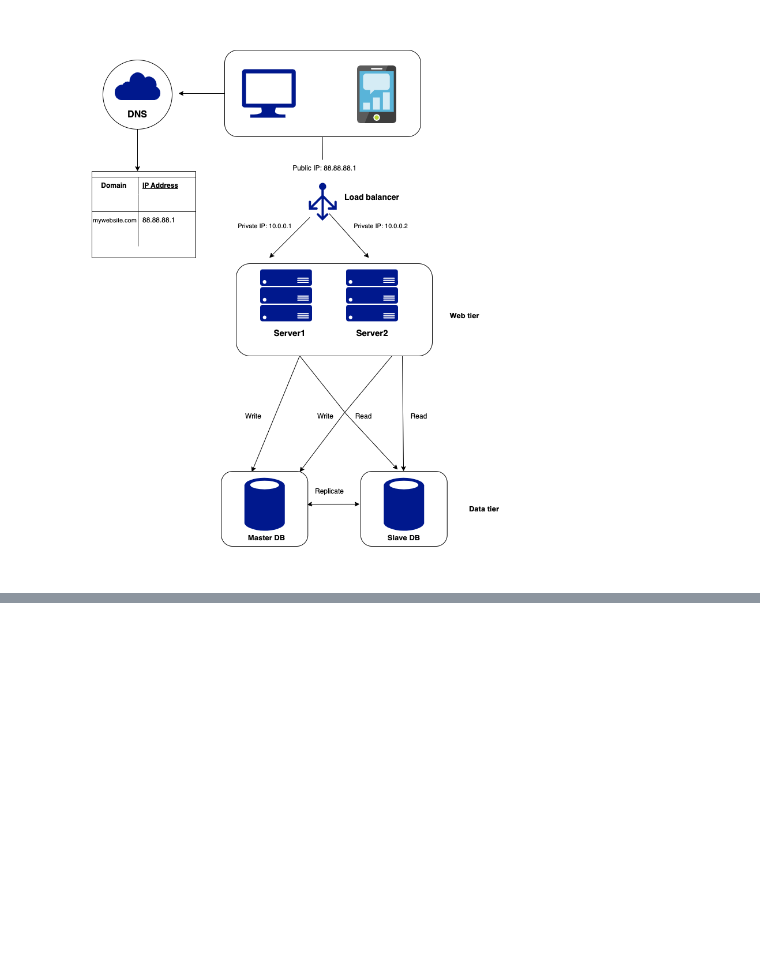
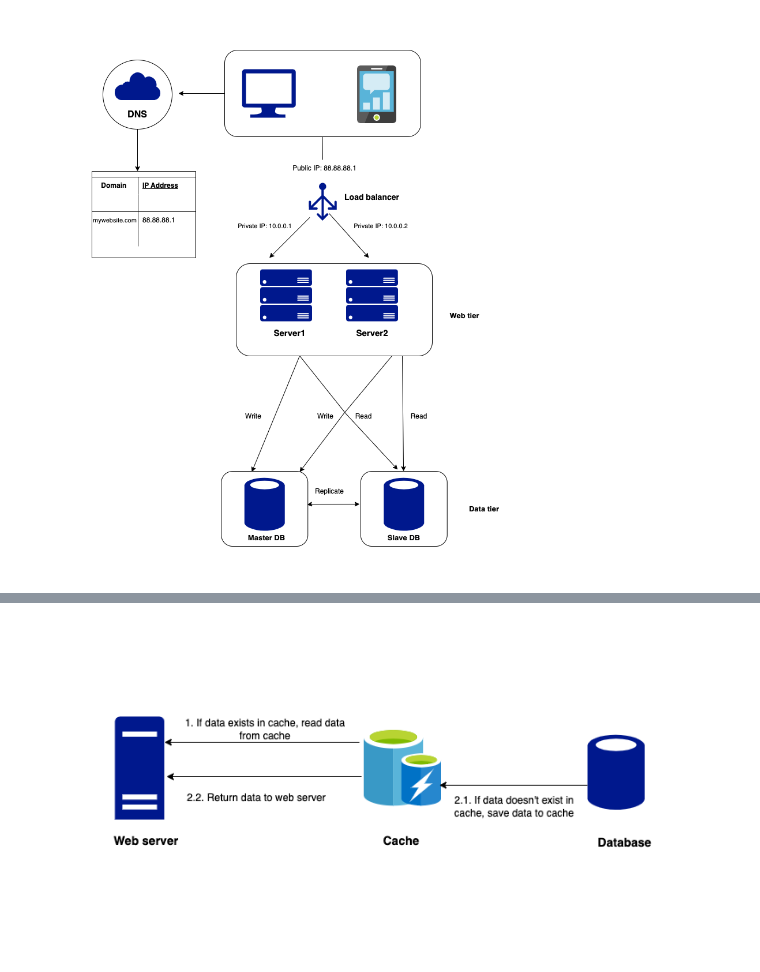
Before and after one commit to nebanat/system-design-doctrina, a Jupyter notebook: generic_web/1. Zero-to-millions.ipynb, the cells around one changed output, grey strips where cells are left out. Drawn from its saved outputs; the diff is of its cells as text; code cells hidden in the pictures; blank space fills up the shorter version.

Commit message:
add cache, cdn to improve load response time

```diff
--- a/generic_web/notes.ipynb
+++ b/generic_web/1. Zero-to-millions.ipynb
@@ -116,0 +122,4 @@ display(Image(filename='./diagrams/simple-web-service-replication.png'))
+# %%
+display(Image(filename='./diagrams/cache-tier.png'))
+# %% [output]
+[figure, added]
```
Also changed, not shown: parts of 23 cells of this notebook, 4 other files.
